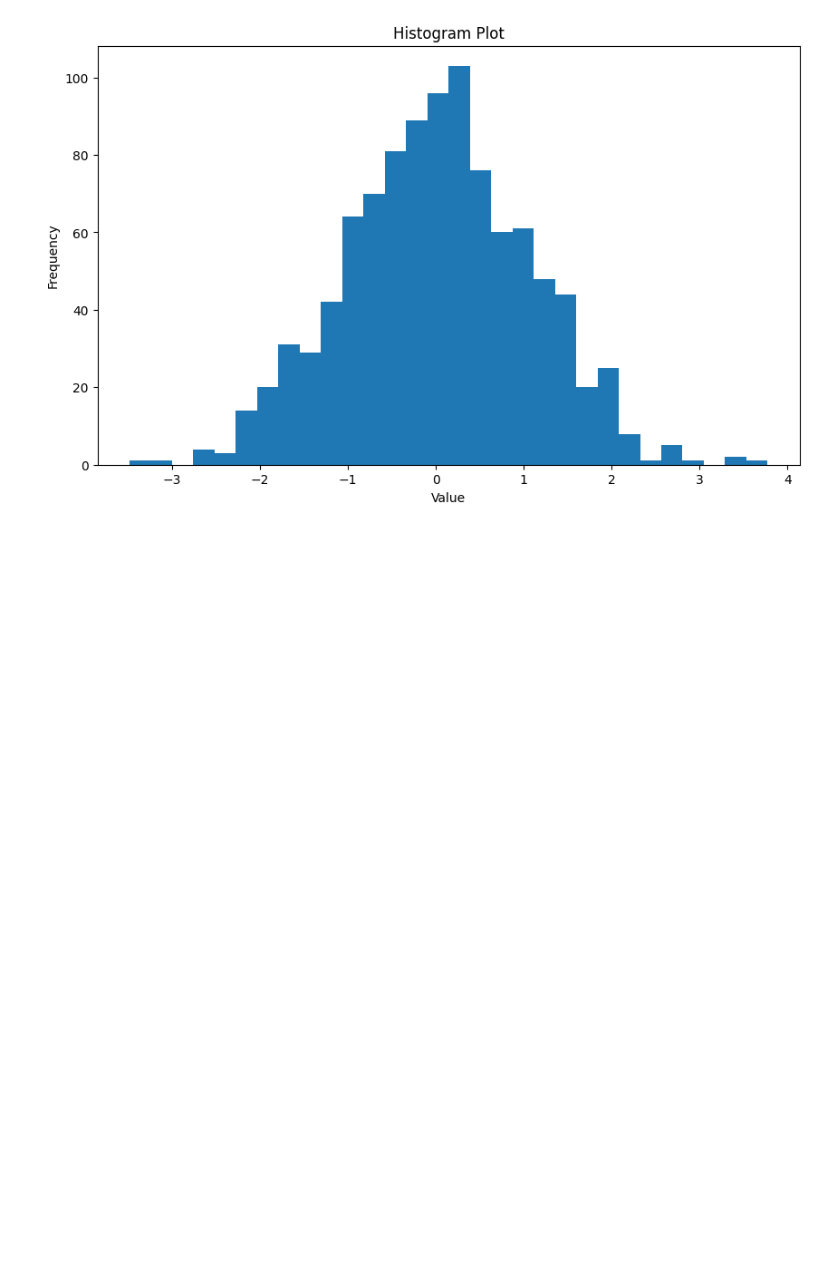
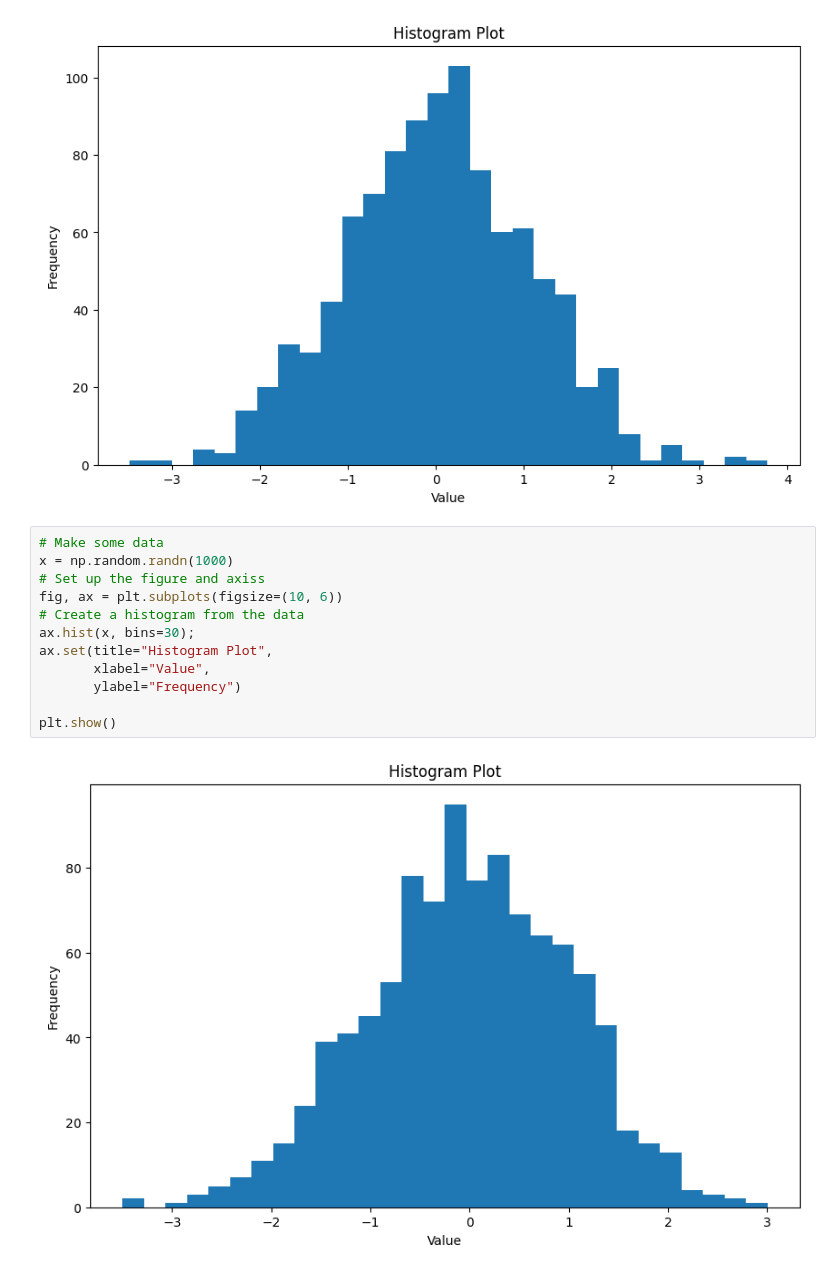
Before and after one commit to StarDust130/ML-101, a Jupyter notebook: Matplotlib/Introduction-to-Matplotlib.ipynb, the cells around one changed output. Cells and saved outputs as stored; diff of their text form; blank space fills up the shorter version.

```diff
--- a/Matplotlib/Introduction-to-Matplotlib.ipynb
+++ b/Matplotlib/Introduction-to-Matplotlib.ipynb
@@ -143,3 +143,17 @@ ax.set(title="Histogram Plot",
 plt.show()
 # %% [output]
 [figure]
+# %%
+# Make some data
+x = np.random.randn(1000)
+# Set up the figure and axiss
+fig, ax = plt.subplots(figsize=(10, 6))
+# Create a histogram from the data
+ax.hist(x, bins=30);
+ax.set(title="Histogram Plot",
+       xlabel="Value",
+       ylabel="Frequency")
+
+plt.show()
+# %% [output]
+[figure, added]
```
Also changed, not shown: parts of 2 cells of this notebook.
